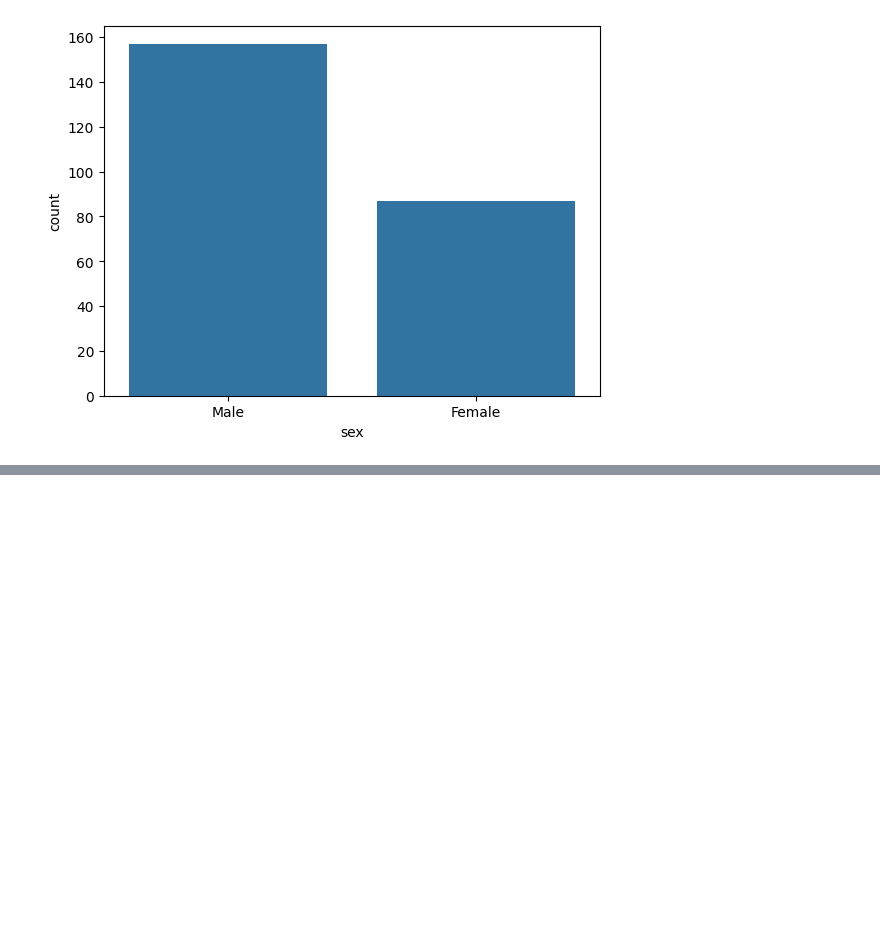
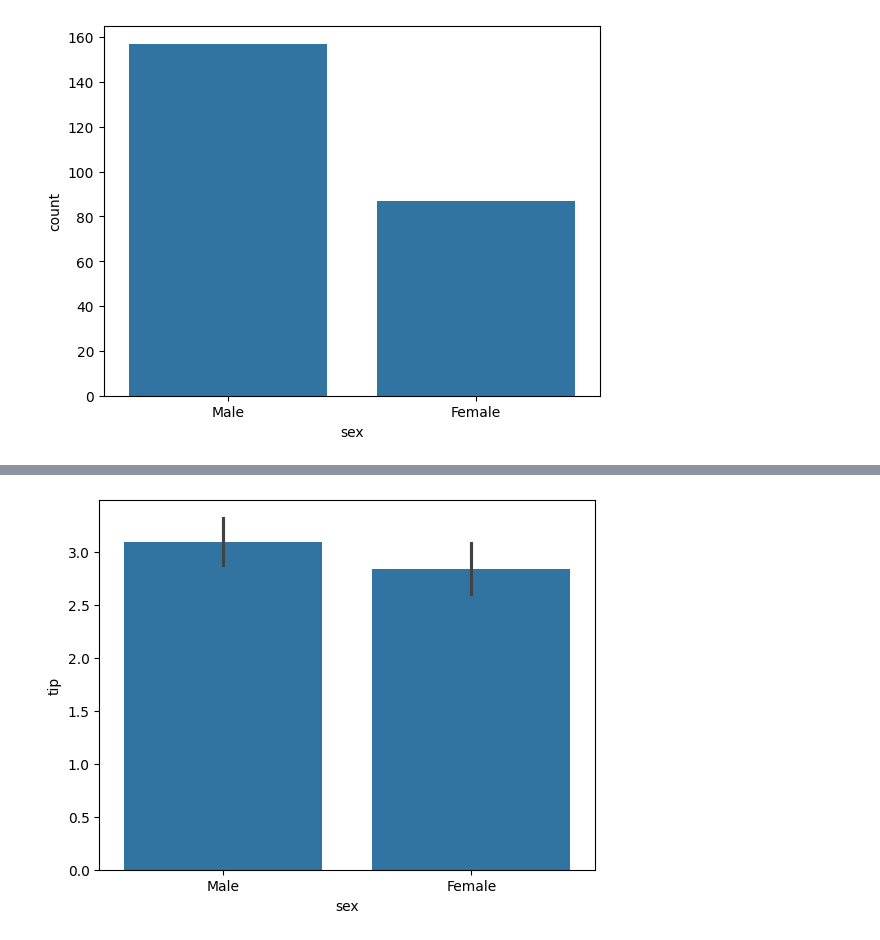
Before and after one commit to kshitij-commit/DataScience, a Jupyter notebook: 05_seaborn/03_Categorical_Plots.ipynb, the cells around one changed output, grey strips where cells are left out. Cells and saved outputs as stored; diff of their text form; code cells hidden in the pictures; blank space fills up the shorter version.

```diff
--- a/05_seaborn/03_Categorical_Plots.ipynb
+++ b/05_seaborn/03_Categorical_Plots.ipynb
@@ -130,0 +143,9 @@ sns.countplot(
+# %%
+sns.barplot(
+    data = tips,
+    x = 'sex',
+    y = 'tip'
+)
+plt.show()
+# %% [output]
+[figure, added]
```
Also changed, not shown: parts of 9 cells of this notebook.
